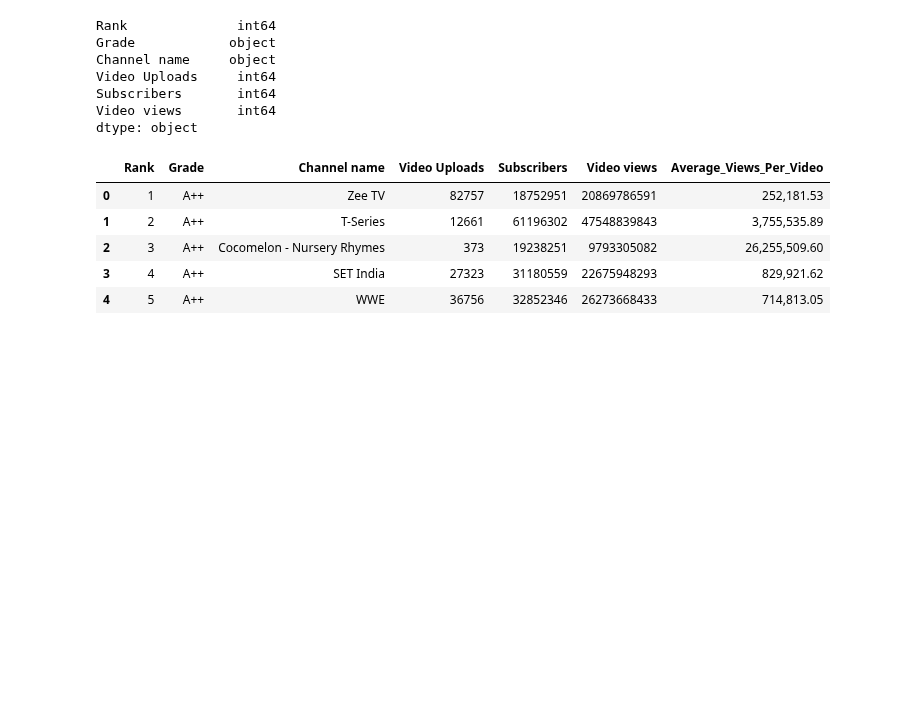
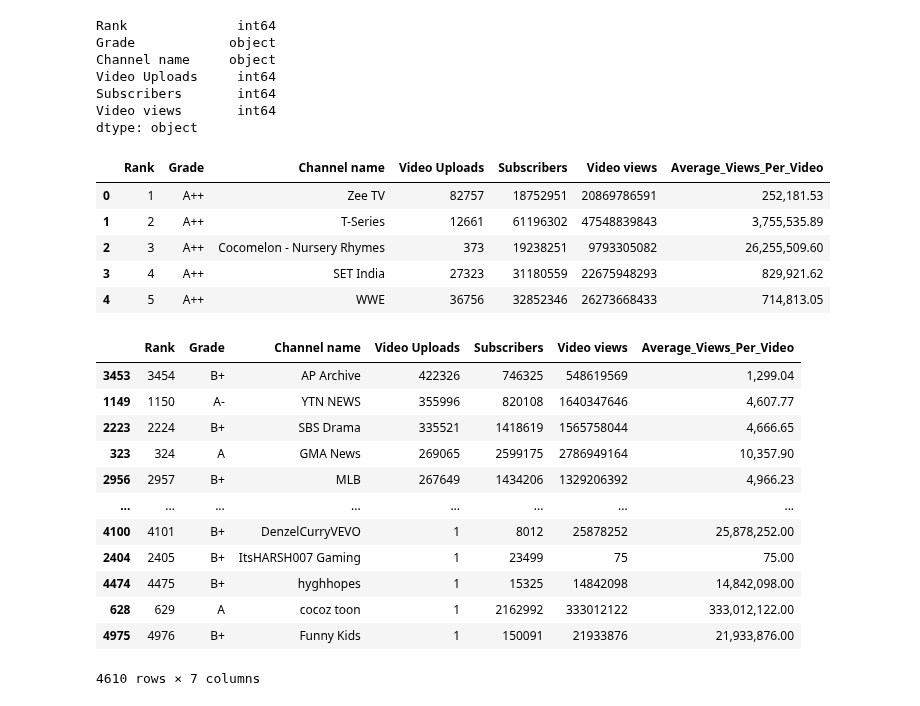
Before and after one commit to Dharmil4602/data-science-projects, a Jupyter notebook: Youtube Channel/channels.ipynb, the cells around one changed output. Cells and saved outputs as stored; diff of their text form; code cells hidden in the pictures; blank space fills up the shorter version.

```diff
--- a/Youtube Channel/channels.ipynb
+++ b/Youtube Channel/channels.ipynb
@@ -187,3 +187,20 @@ data.head()
 | 2 | 3 | A++ | Cocomelon - Nursery Rhymes | 373 | 19238251 | 9793305082 | 26,255,509.60 |
 | 3 | 4 | A++ | SET India | 27323 | 31180559 | 22675948293 | 829,921.62 |
 | 4 | 5 | A++ | WWE | 36756 | 32852346 | 26273668433 | 714,813.05 |
+# %%
+# Finding channel with maximum video upload
+data.sort_values(by='Video Uploads', ascending=False)
+# %% [output]
+|  | Rank | Grade | Channel name | Video Uploads | Subscribers | Video views | Average_Views_Per_Video |
+| 3453 | 3454 | B+ | AP Archive | 422326 | 746325 | 548619569 | 1,299.04 |
+| 1149 | 1150 | A- | YTN NEWS | 355996 | 820108 | 1640347646 | 4,607.77 |
+| 2223 | 2224 | B+ | SBS Drama | 335521 | 1418619 | 1565758044 | 4,666.65 |
+| 323 | 324 | A | GMA News | 269065 | 2599175 | 2786949164 | 10,357.90 |
+| 2956 | 2957 | B+ | MLB | 267649 | 1434206 | 1329206392 | 4,966.23 |
+| ... | ... | ... | ... | ... | ... | ... | ... |
+| 4100 | 4101 | B+ | DenzelCurryVEVO | 1 | 8012 | 25878252 | 25,878,252.00 |
+| 2404 | 2405 | B+ | ItsHARSH007 Gaming | 1 | 23499 | 75 | 75.00 |
+| 4474 | 4475 | B+ | hyghhopes | 1 | 15325 | 14842098 | 14,842,098.00 |
+| 628 | 629 | A | cocoz toon | 1 | 2162992 | 333012122 | 333,012,122.00 |
+| 4975 | 4976 | B+ | Funny Kids | 1 | 150091 | 21933876 | 21,933,876.00 |
+4610 rows × 7 columns
```
Also changed, not shown: parts of 2 cells of this notebook.
